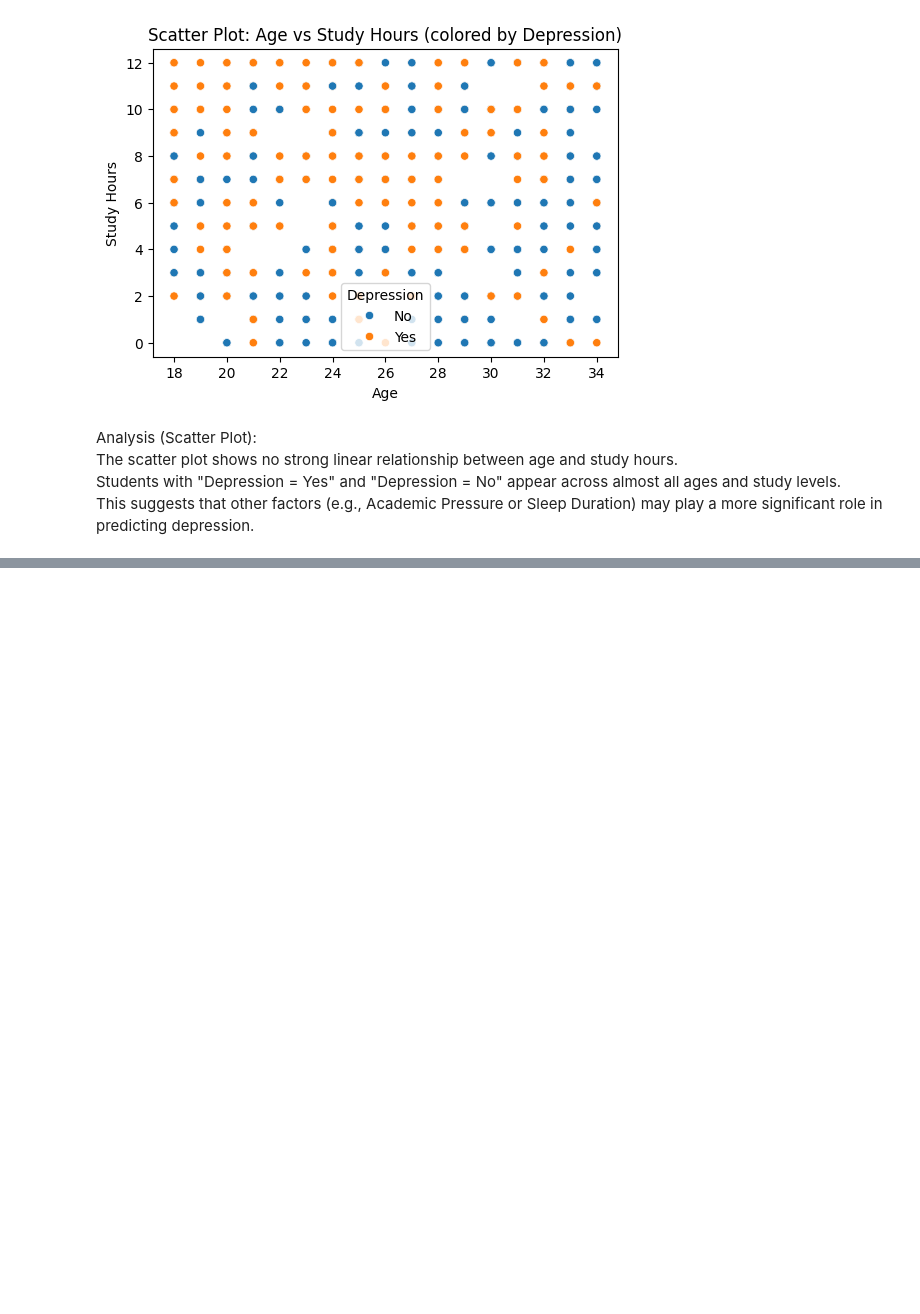
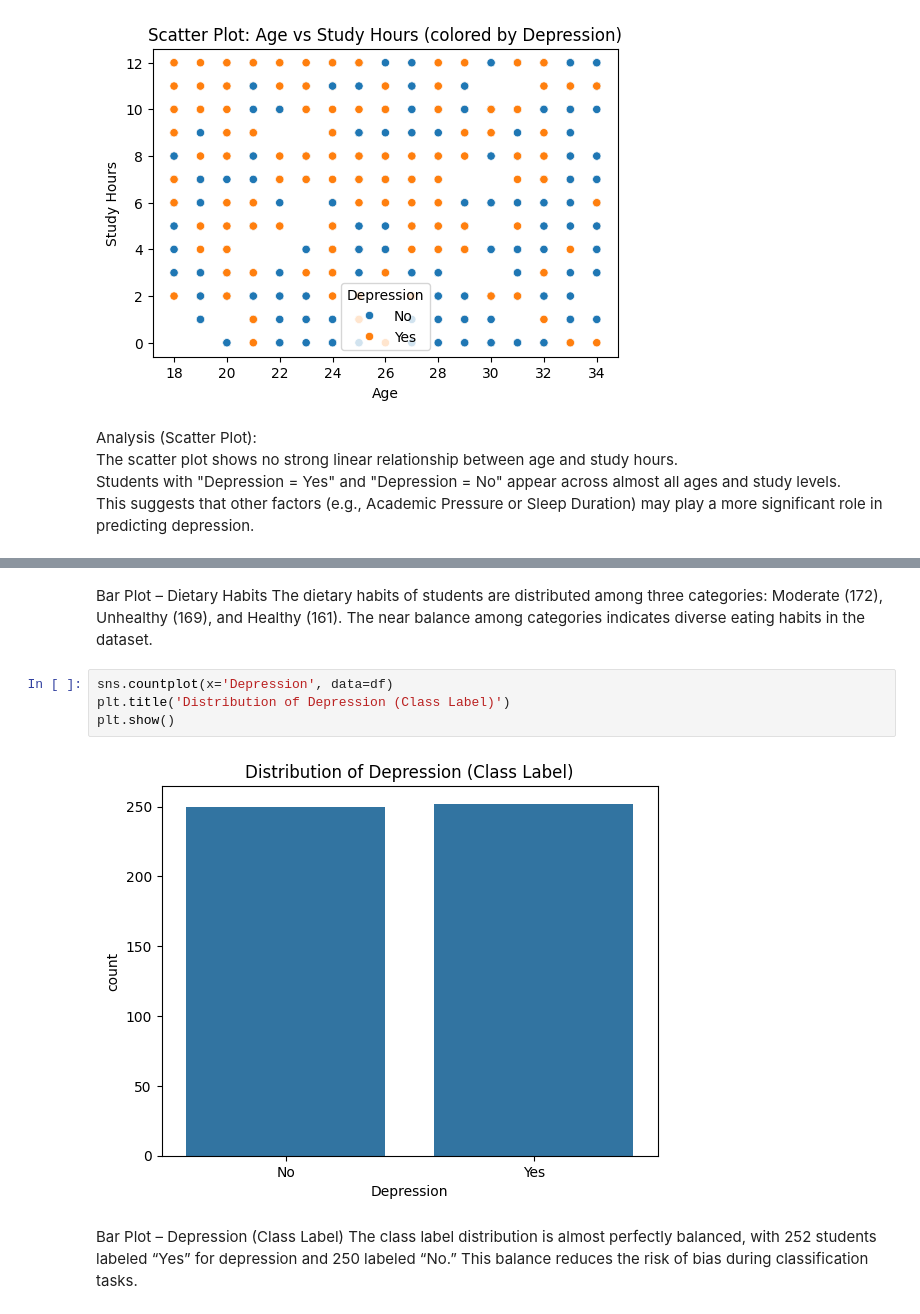
Before and after one commit to Shatha-1/IT326-Project, a Jupyter notebook: Phase2.ipynb, the cells around one changed output, grey strips where cells are left out. Saved outputs shown, nothing was run; the diff lists cells and outputs as text; blank space fills up the shorter version.

```diff
--- a/Phase2.ipynb
+++ b/Phase2.ipynb
@@ -138,0 +164,12 @@ This suggests that other factors (e.g., Academic Pressure or Sleep Duration) may
+# %% [markdown]
+Bar Plot – Dietary Habits
+The dietary habits of students are distributed among three categories: Moderate (172), Unhealthy (169), and Healthy (161). The near balance among categories indicates diverse eating habits in the dataset.
+# %%
+sns.countplot(x='Depression', data=df)
+plt.title('Distribution of Depression (Class Label)')
+plt.show()
+# %% [output]
+[figure, added]
+# %% [markdown]
+Bar Plot – Depression (Class Label)
+The class label distribution is almost perfectly balanced, with 252 students labeled “Yes” for depression and 250 labeled “No.” This balance reduces the risk of bias during classification tasks.
```
Also changed, not shown: parts of 5 cells of this notebook.
